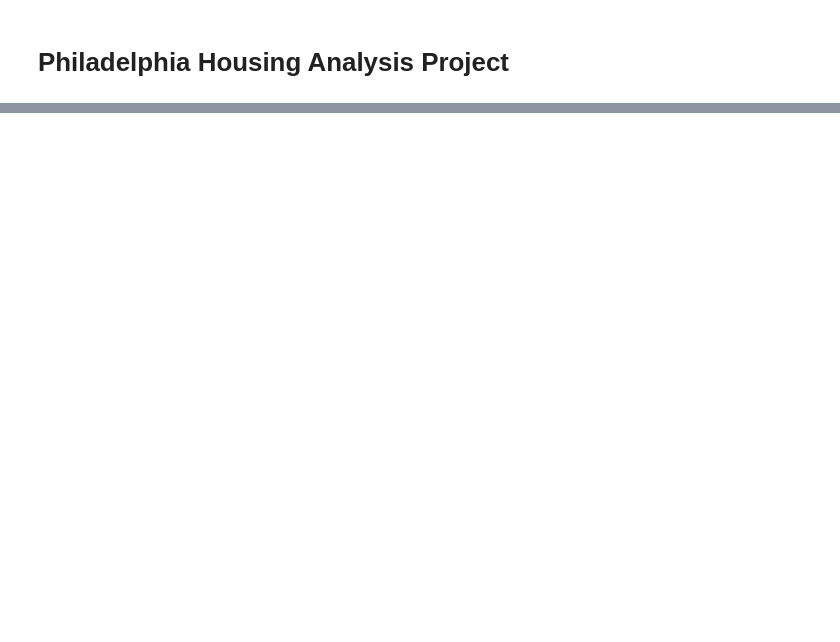
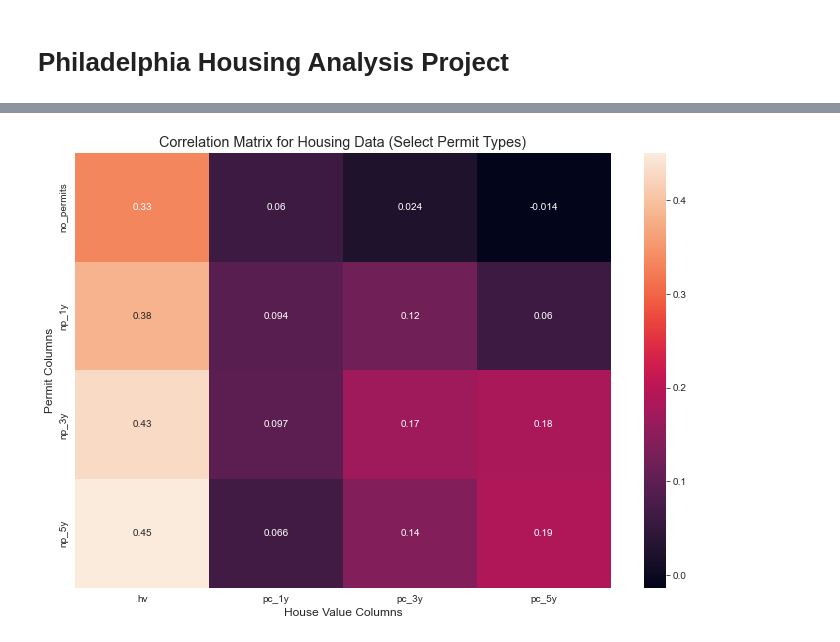
Before and after one commit to JohnnyKile/Philadelphia-Housing-Analysis, a Jupyter notebook: Philadelphia Housing Analysis.ipynb, the cells around one changed output, grey strips where cells are left out. Cells and saved outputs as stored; diff of their text form; code cells hidden in the pictures; blank space fills up the shorter version.

```diff
--- a/Philadelphia Housing Analysis.ipynb
+++ b/Philadelphia Housing Analysis.ipynb
@@ -505,0 +444,18 @@ NameError: name 'hv_cols' is not defined
+# %%
+permit_col_list = [
+    'ADMINISTRATIVE PERMIT',
+    'SUPPRESSION PERMIT',
+    'MECHANICAL PERMIT',
+    'ZONING ADMIN REVIEW',
+    'FIRE SUPPRESSION PERMIT',
+]
+# %%
+housing_data = created_combined_df(permits_combined, permit_col_list)
+sns.set_style("darkgrid")
+sns.heatmap(housing_data.corr().iloc[1:5, 5:], annot = True)
+plt.title("Correlation Matrix for Housing Data (Select Permit Types)")
+plt.xlabel("House Value Columns")
+plt.ylabel("Permit Columns")
+plt.show()
+# %% [output]
+[figure, added]
```
Also changed, not shown: parts of 125 cells of this notebook.
